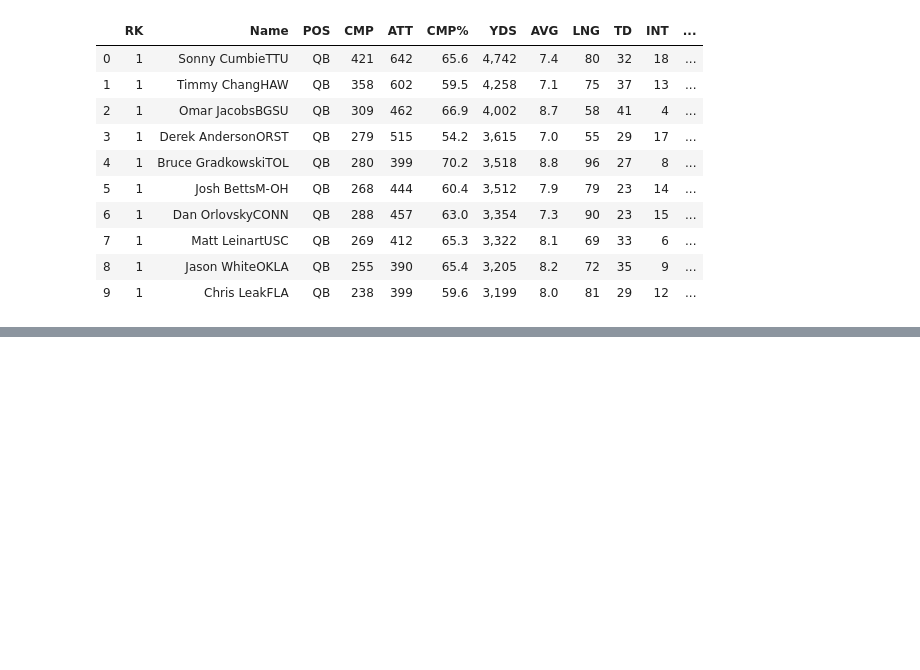
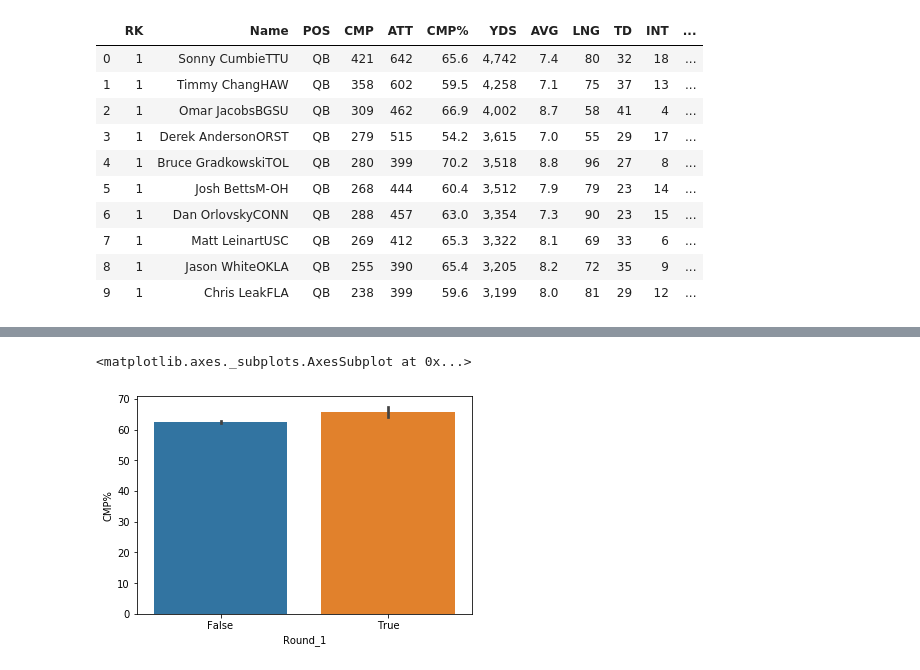
Before and after one commit to chad35/SportsProject, a Jupyter notebook: Project.ipynb, the cells around one changed output, grey strips where cells are left out. Cells and saved outputs as stored; diff of their text form; code cells hidden in the pictures; blank space fills up the shorter version.

```diff
--- a/Project.ipynb
+++ b/Project.ipynb
@@ -135,0 +342,5 @@ QB_data.tail(51)
+# %%
+sns.barplot(y='CMP%',x='Round_1', data=train)
+# %% [output]
+<matplotlib.axes._subplots.AxesSubplot at 0x...>
+[figure, added]
```
Also changed, not shown: parts of 41 cells of this notebook, 1 other file.
